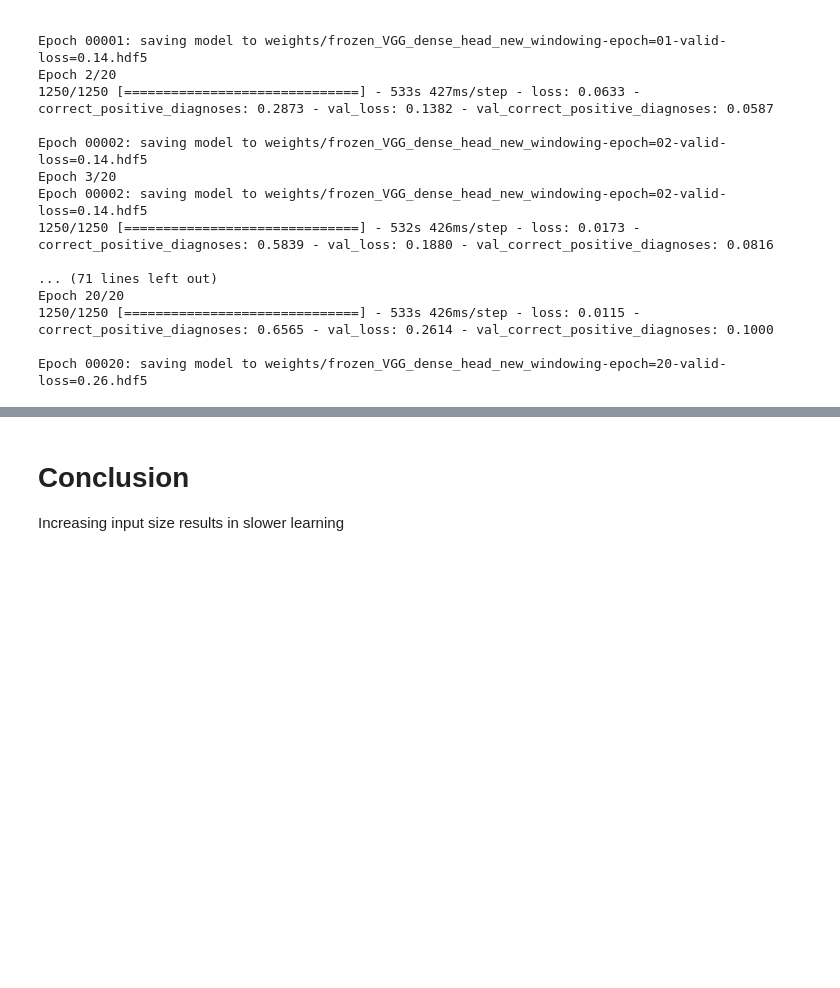
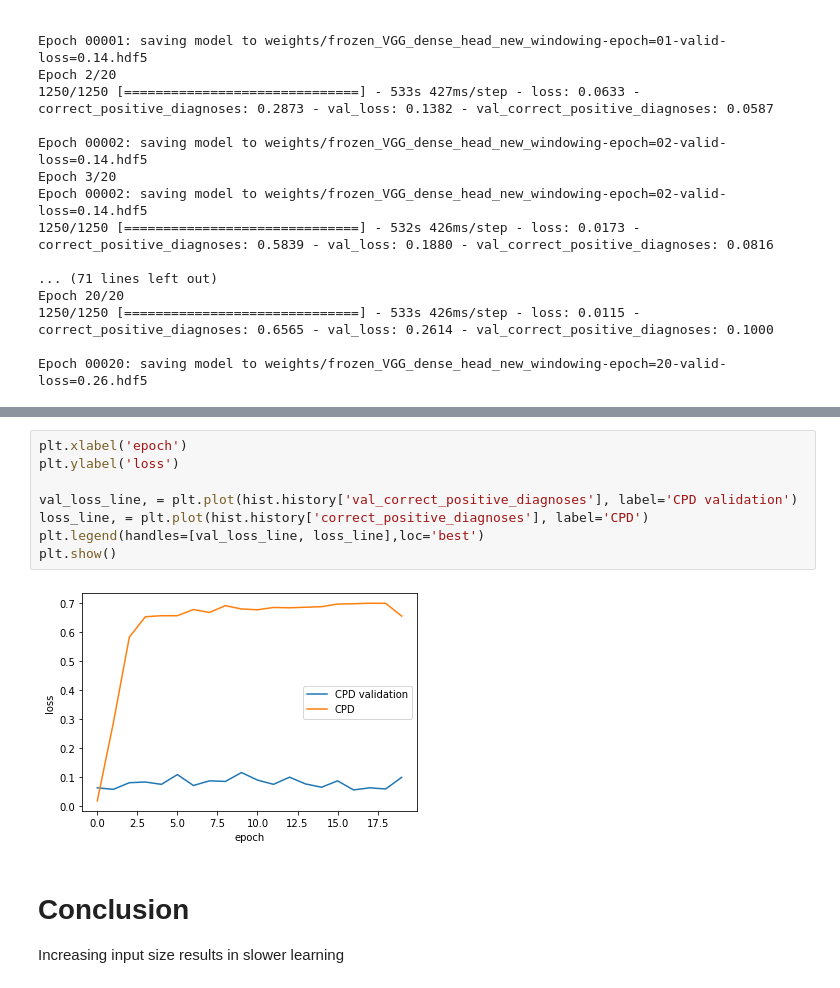
Before and after one commit to tomasz-lewicki/brain-hemorrhage-detection, a Jupyter notebook: Week 8 - tlewicki - notebook 5.3 - training entire resnet with (512,512) input shape.ipynb, the cells around one changed output, grey strips where cells are left out. Cells and saved outputs as stored; diff of their text form; blank space fills up the shorter version.

```diff
--- a/Week 8 - tlewicki - notebook 5.3 - training entire resnet with (512,512) input shape.ipynb
+++ b/Week 8 - tlewicki - notebook 5.3 - training entire resnet with (512,512) input shape.ipynb
@@ -312,3 +345,13 @@ Epoch 00020: saving model to weights/frozen_VGG_dense_head_new_windowing-epoch=2
+# %%
+plt.xlabel('epoch')
+plt.ylabel('loss')
+
+val_loss_line, = plt.plot(hist.history['val_correct_positive_diagnoses'], label='CPD validation')
+loss_line, = plt.plot(hist.history['correct_positive_diagnoses'], label='CPD')
+plt.legend(handles=[val_loss_line, loss_line],loc='best')
+plt.show()
+# %% [output]
+[figure, added]
 # %% [markdown]
 # Conclusion
 Increasing input size results in slower learning
```
Also changed, not shown: parts of 2 cells of this notebook, 2 other files.
